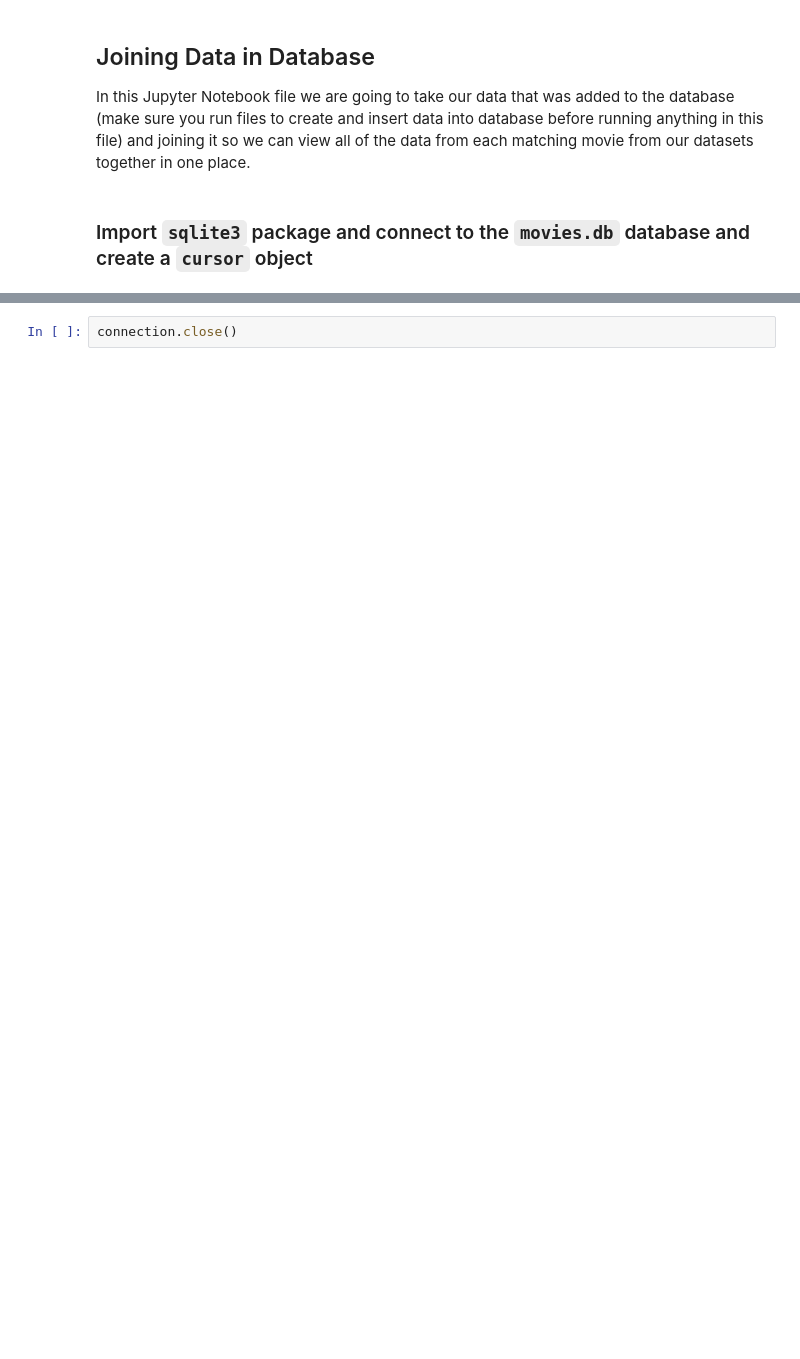
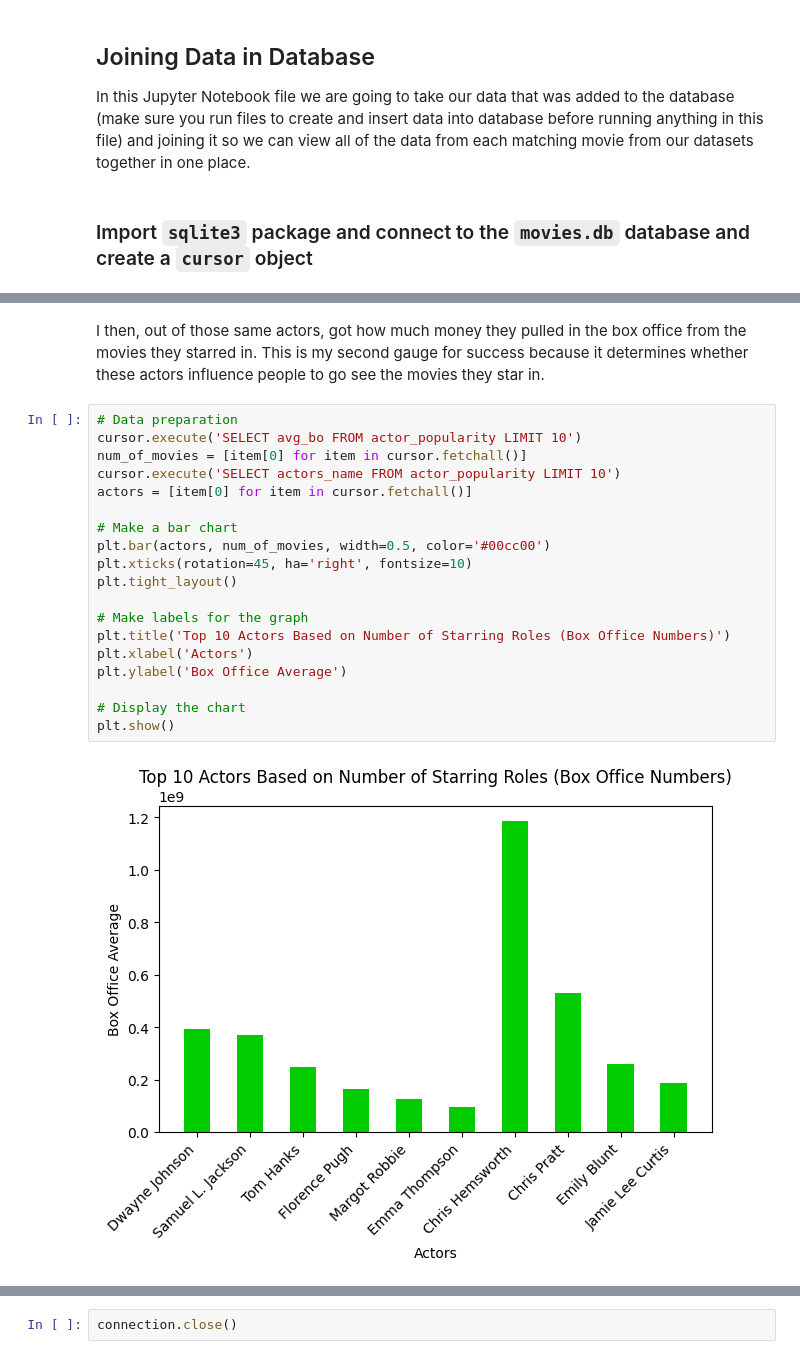
Before and after one commit to ZacharyCK/movie-industry-analysis, a Jupyter notebook: joining_data.ipynb, the cells around one changed output, grey strips where cells are left out. Saved outputs shown, nothing was run; the diff lists cells and outputs as text; blank space fills up the shorter version.

```diff
--- a/joining_data.ipynb
+++ b/joining_data.ipynb
@@ -30,0 +60,23 @@ cursor.execute('''
+# %% [markdown]
+I then, out of those same actors, got how much money they pulled in the box office from the movies they starred in.  This is my second gauge for success because it determines whether these actors influence people to go see the movies they star in.
+# %%
+# Data preparation
+cursor.execute('SELECT avg_bo FROM actor_popularity LIMIT 10')
+num_of_movies = [item[0] for item in cursor.fetchall()]
+cursor.execute('SELECT actors_name FROM actor_popularity LIMIT 10')
+actors = [item[0] for item in cursor.fetchall()]
+
+# Make a bar chart
+plt.bar(actors, num_of_movies, width=0.5, color='#00cc00')
+plt.xticks(rotation=45, ha='right', fontsize=10)
+plt.tight_layout()
+
+# Make labels for the graph
+plt.title('Top 10 Actors Based on Number of Starring Roles (Box Office Numbers)')
+plt.xlabel('Actors')
+plt.ylabel('Box Office Average')
+
+# Display the chart
+plt.show()
+# %% [output]
+[figure, added]
```
Also changed, not shown: parts of 19 cells of this notebook, 6 other files.
